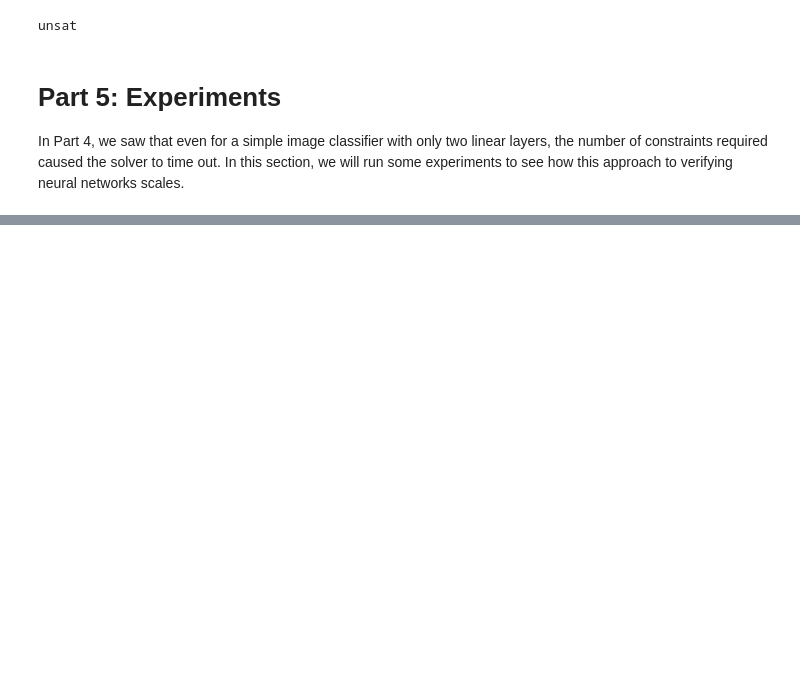
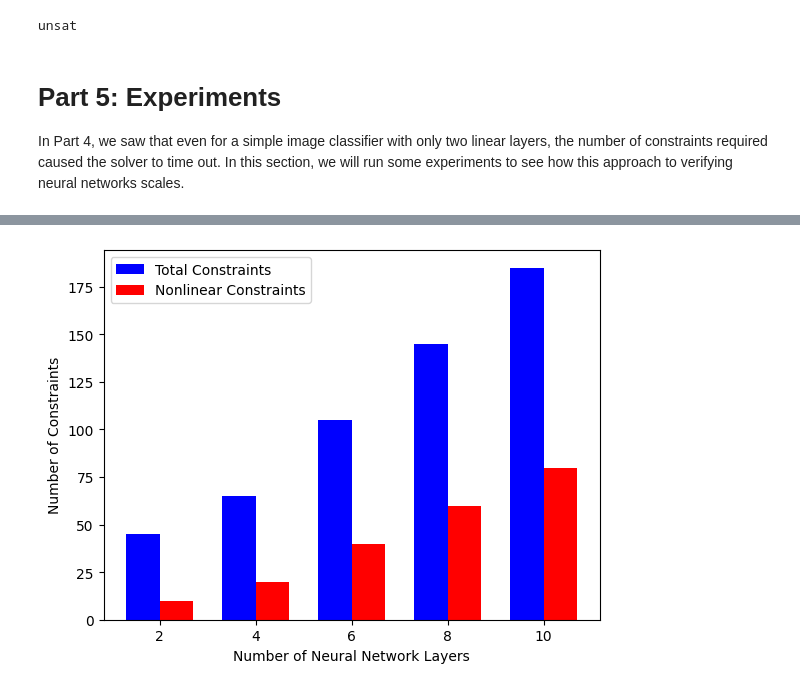
Before and after one commit to swang-1/cos529-final-project, a Jupyter notebook: main.ipynb, the cells around one changed output, grey strips where cells are left out. Cells and saved outputs as stored; diff of their text form; code cells hidden in the pictures; blank space fills up the shorter version.

```diff
--- a/main.ipynb
+++ b/main.ipynb
@@ -489,0 +529,29 @@ with open('experiment2.csv', 'w', newline='') as csvfile:
+# %%
+# Experiment 1: Plot the number of constraints and non-linearity constraints
+
+# First, compute the number of non-linear constraints
+num_nonlinear = []
+for n_layers in n_hidden_layers:
+    W, B = generate_weights(input_size, hidden_layer_size, n_labels, n_layers, rng)
+    constraints, xs, ys = gen.generate_constraints(W, B)
+    nonlinear = gen.generate_relu_constraints(xs, ys)
+    num_nonlinear.append(len(nonlinear))
+
+
+bar_width = 0.35
+x_pos = np.arange(len(x_vals_1))
+
+# Create the double bar chart
+plt.bar(x_pos - bar_width/2, num_constraints, bar_width, label='Total Constraints', color='blue')
+plt.bar(x_pos + bar_width/2, num_nonlinear, bar_width, label='Nonlinear Constraints', color='red')
+
+# Customize the plot
+plt.xlabel('Number of Neural Network Layers')
+plt.ylabel('Number of Constraints')
+plt.xticks(x_pos, x_vals_1)  # Set x-axis labels to your original x values
+plt.legend()
+
+plt.savefig('plots/n-layers-constraints')
+plt.show()
+# %% [output]
+[figure, added]
```
Also changed, not shown: parts of 9 cells of this notebook, 6 other files.
